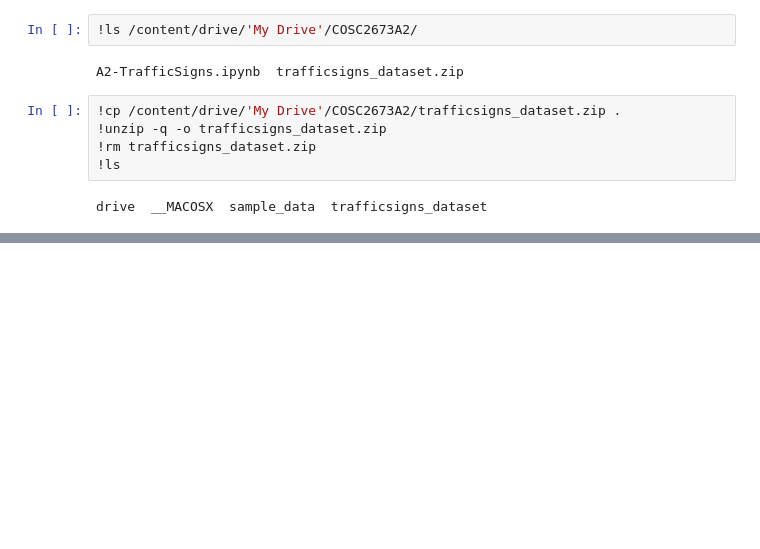
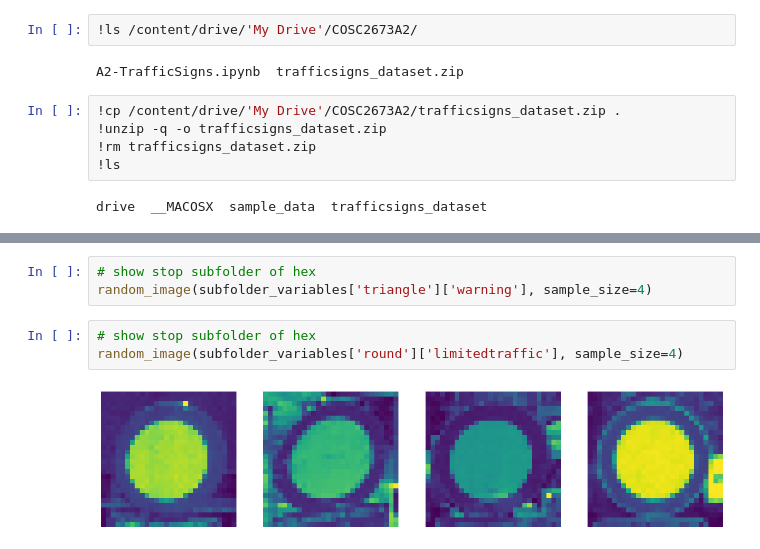
Before and after one commit to Faith927/BelgiumTS-Classification, a Jupyter notebook: A2_TrafficSigns.ipynb, the cells around one changed output, grey strips where cells are left out. Cells and saved outputs as stored; diff of their text form; blank space fills up the shorter version.

```diff
--- a/A2_TrafficSigns.ipynb
+++ b/A2_TrafficSigns.ipynb
@@ -28,0 +191,8 @@ import numpy as np
+# %%
+# show stop subfolder of hex
+random_image(subfolder_variables['triangle']['warning'], sample_size=4)
+# %%
+# show stop subfolder of hex
+random_image(subfolder_variables['round']['limitedtraffic'], sample_size=4)
+# %% [output]
+[figure, added]
```
Also changed, not shown: parts of 10 cells of this notebook.
